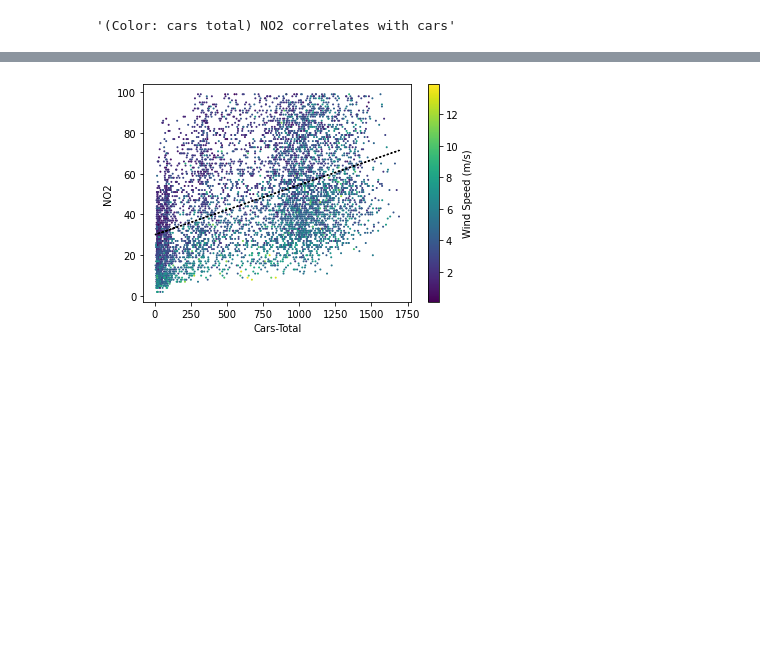
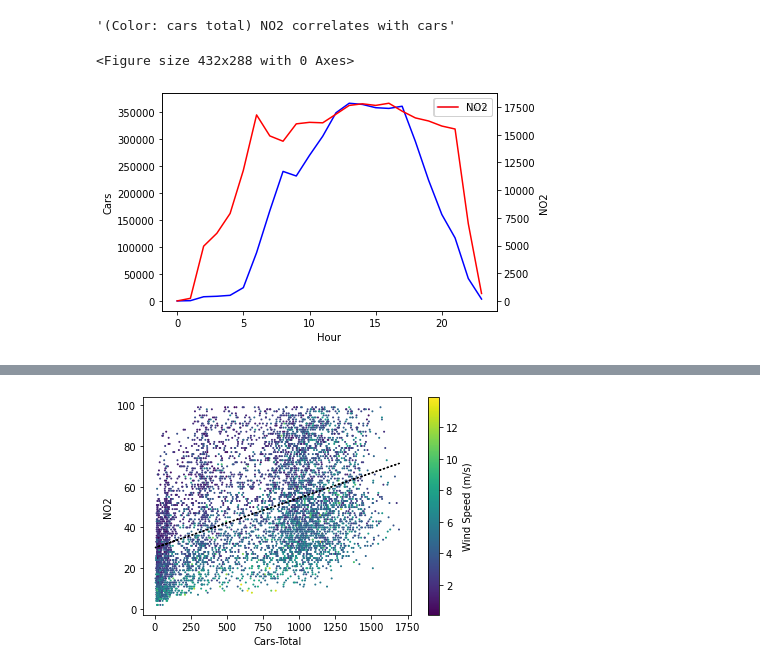
Before and after one commit to apexys/kiel_air_quality_tensorflow, a Jupyter notebook: DataExploration.ipynb, the cells around one changed output, grey strips where cells are left out. Cells and saved outputs as stored; diff of their text form; code cells hidden in the pictures; blank space fills up the shorter version.

```diff
--- a/DataExploration.ipynb
+++ b/DataExploration.ipynb
@@ -4,7 +4,7 @@ import numpy as np
 import matplotlib.pyplot as plt
 # %%
 # read csv
-data = pd.read_csv("b76-joined.csv")
+data = pd.read_csv("datasets/all.csv")
 # convert dates
 data["Hour"] = data["Hour"].astype("str")
 data["DateTime"] = pd.to_datetime(data["Date"] + " " + data["Hour"] + ":00:00")
@@ -39,3 +39,35 @@ display("(Color: cars total) NO2 correlates with cars")
 # %% [output]
 [figure]
 '(Color: cars total) NO2 correlates with cars'
+# %%
+# NO2 in relation to hourly cars
+def cars_hourly(data):
+    # array for 24 hours for "Cars-Total"
+    cars = np.zeros(24)
+    # array for 24 hours for "NO2"
+    no2 = np.zeros(24)
+    # iterate over data and put NO2 and Cars-Total in arrays
+    for i in range(len(data)):
+        # get hour from column "DateTime" like this  "2019-01-02 04:00:00"
+        hour = data.iloc[i]["DateTime"].hour
+        cars[hour] += data["Cars-Total"][i]
+        no2[hour] += data["NO2"][i]
+
+    # plot "cars" and "no2" as lines in ax1 and ax2 but in one graph
+    # "no2" is red
+    plt.figure()
+    fig, ax1 = plt.subplots()
+    ax1.plot(cars, color="blue", label="Cars")
+    ax1.set_xlabel("Hour")
+    ax1.set_ylabel("Cars")
+    ax1.legend()
+    ax2 = ax1.twinx()
+    ax2.plot(no2, color="red", label="NO2")
+    ax2.set_ylabel("NO2")
+    ax2.legend()
+    plt.show()
+
+cars_hourly(data)
+# %% [output]
+<Figure size 432x288 with 0 Axes>
+[figure, added]
```
Also changed, not shown: parts of 1 cell of this notebook, 2 other files.
